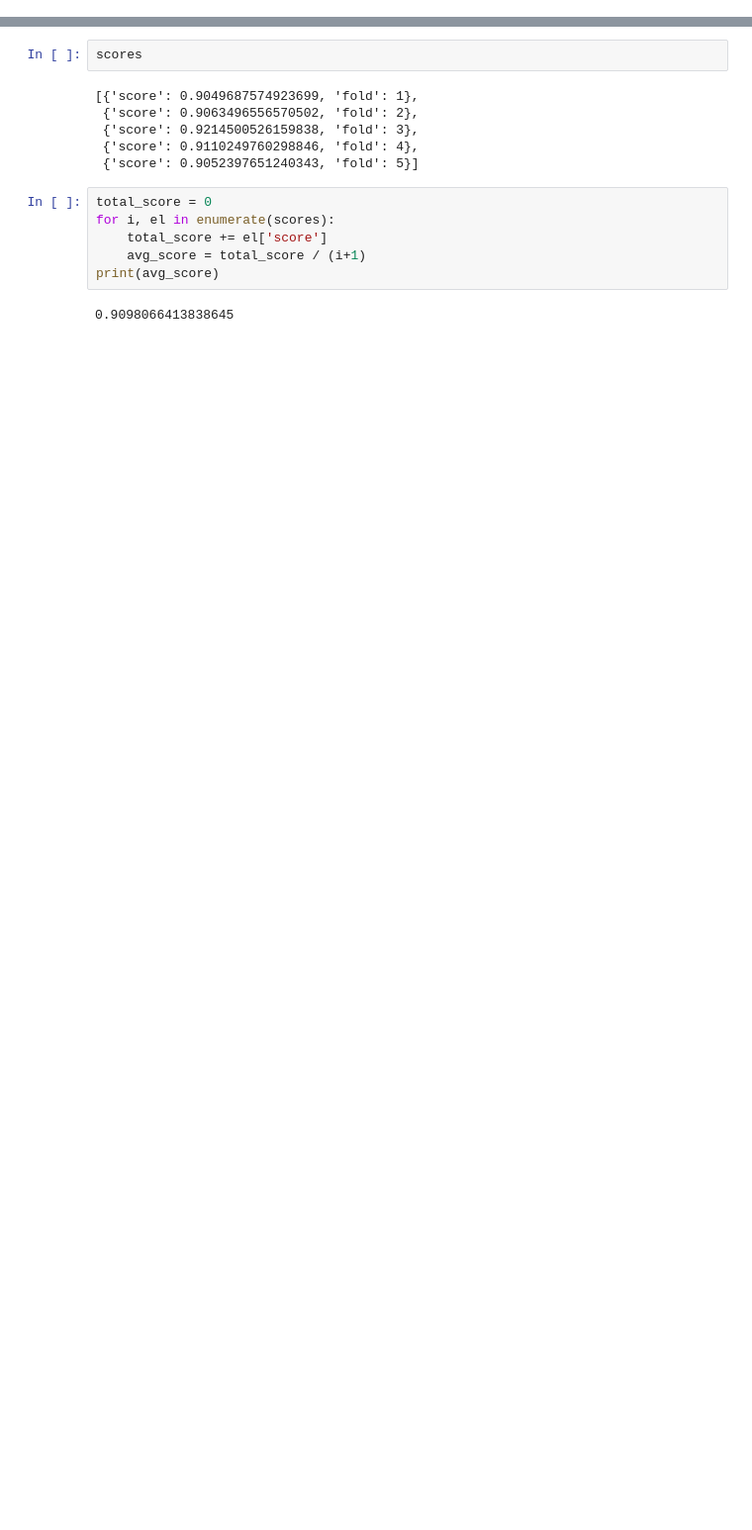
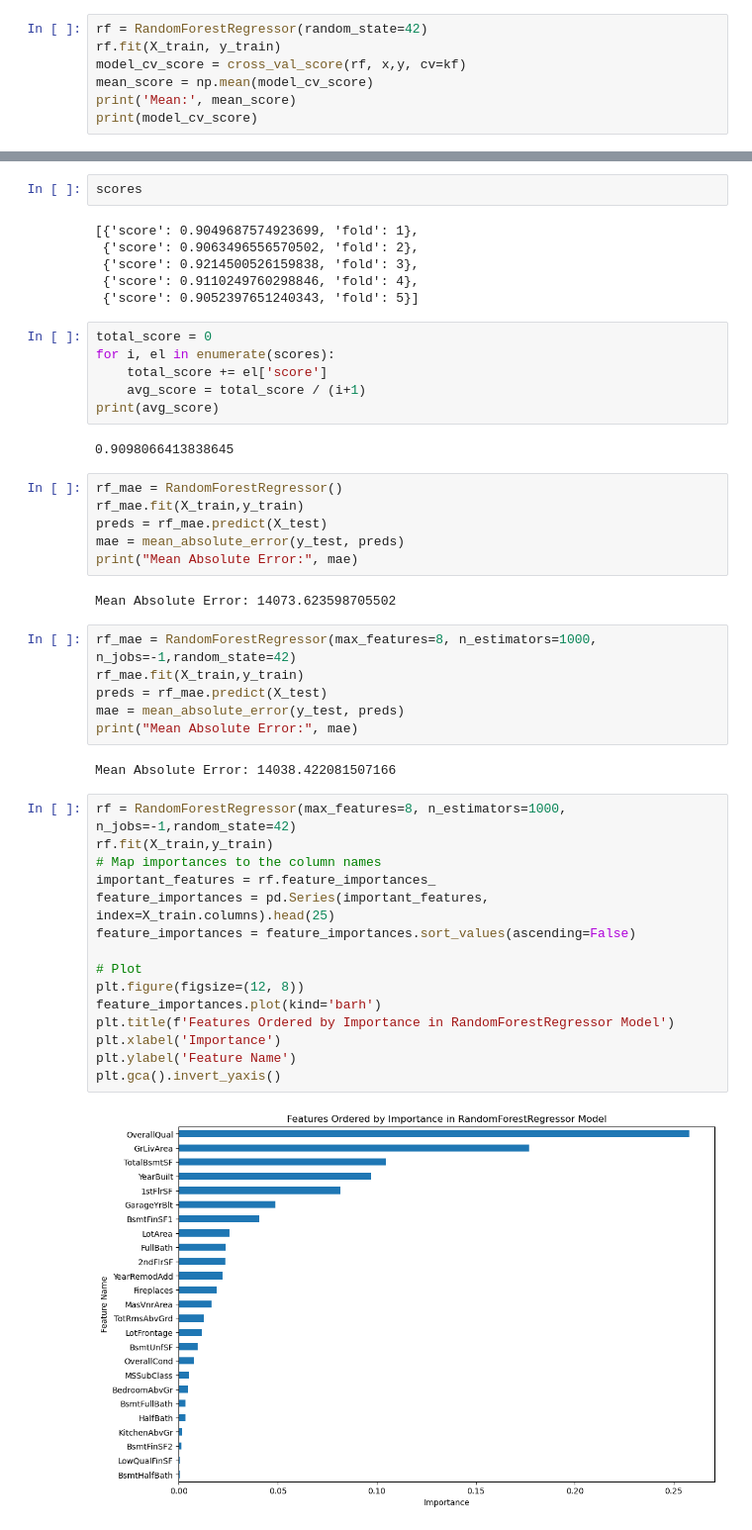
Before and after one commit to liu-roger/ames_housing_price, a Jupyter notebook: rf_top_25_features_basic.ipynb, the cells around one changed output, grey strips where cells are left out. Shown at 99% size. Cells and saved outputs as stored; diff of their text form; blank space fills up the shorter version.

```diff
--- a/rf_top_25_features_basic.ipynb
+++ b/rf_top_25_features_basic.ipynb
@@ -526,0 +564,7 @@ print(avg_score)
+# %%
+rf = RandomForestRegressor(random_state=42)
+rf.fit(X_train, y_train)
+model_cv_score = cross_val_score(rf, x,y, cv=kf)
+mean_score = np.mean(model_cv_score)
+print('Mean:', mean_score)
+print(model_cv_score)
@@ -741,4 +820,37 @@ for i, el in enumerate(scores):
 print(avg_score)
 # %% [output]
 0.9098066413838645
+# %%
+rf_mae = RandomForestRegressor()
+rf_mae.fit(X_train,y_train)
+preds = rf_mae.predict(X_test)
+mae = mean_absolute_error(y_test, preds)
+print("Mean Absolute Error:", mae)
+# %% [output]
+Mean Absolute Error: 14073.623598705502
+# %%
+rf_mae = RandomForestRegressor(max_features=8, n_estimators=1000, n_jobs=-1,random_state=42)
+rf_mae.fit(X_train,y_train)
+preds = rf_mae.predict(X_test)
+mae = mean_absolute_error(y_test, preds)
+print("Mean Absolute Error:", mae)
+# %% [output]
+Mean Absolute Error: 14038.422081507166
+# %%
+rf = RandomForestRegressor(max_features=8, n_estimators=1000, n_jobs=-1,random_state=42)
+rf.fit(X_train,y_train)
+# Map importances to the column names
+important_features = rf.feature_importances_
+feature_importances = pd.Series(important_features, index=X_train.columns).head(25)
+feature_importances = feature_importances.sort_values(ascending=False)
+
+# Plot
+plt.figure(figsize=(12, 8))
+feature_importances.plot(kind='barh')
+plt.title(f'Features Ordered by Importance in RandomForestRegressor Model')
+plt.xlabel('Importance')
+plt.ylabel('Feature Name')
+plt.gca().invert_yaxis()
+# %% [output]
+[figure, added]
 # %%
```
Also changed, not shown: parts of 21 cells of this notebook, 2 other files.
